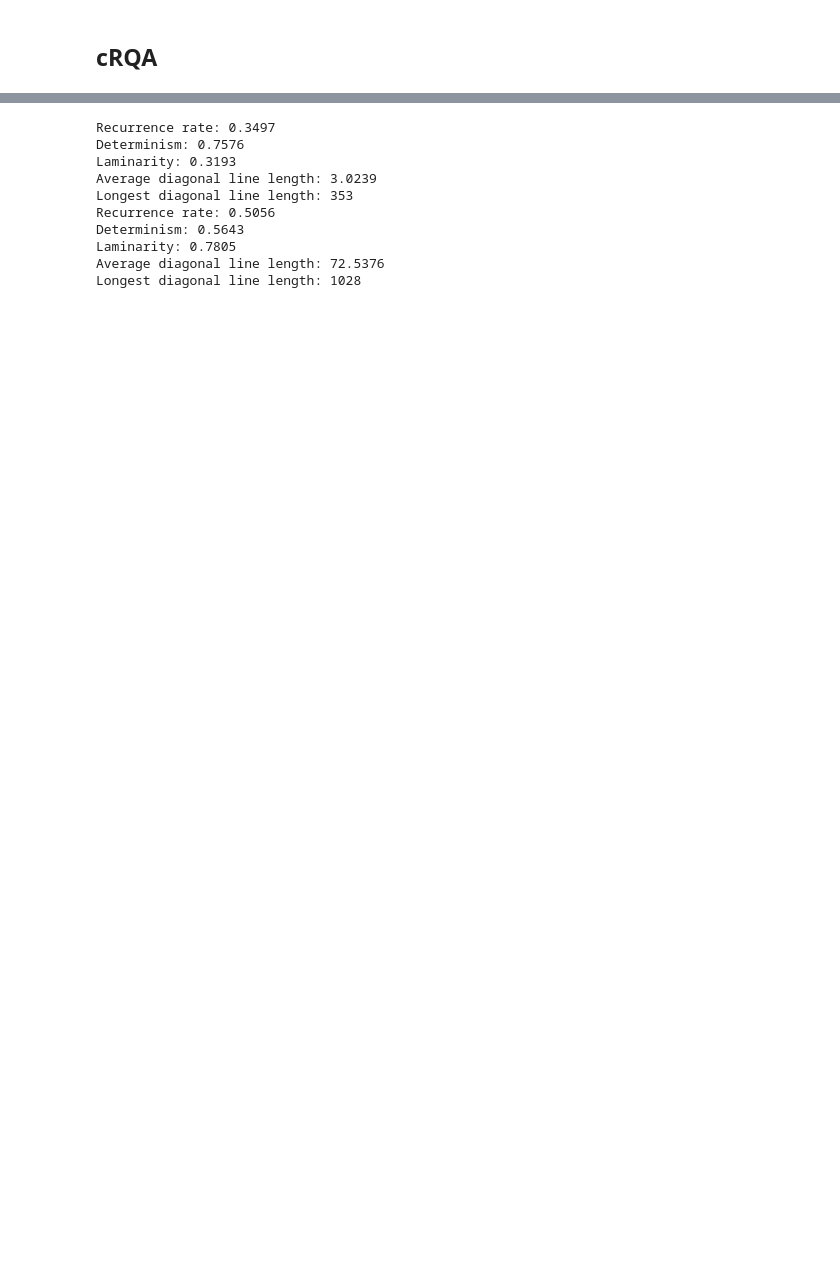
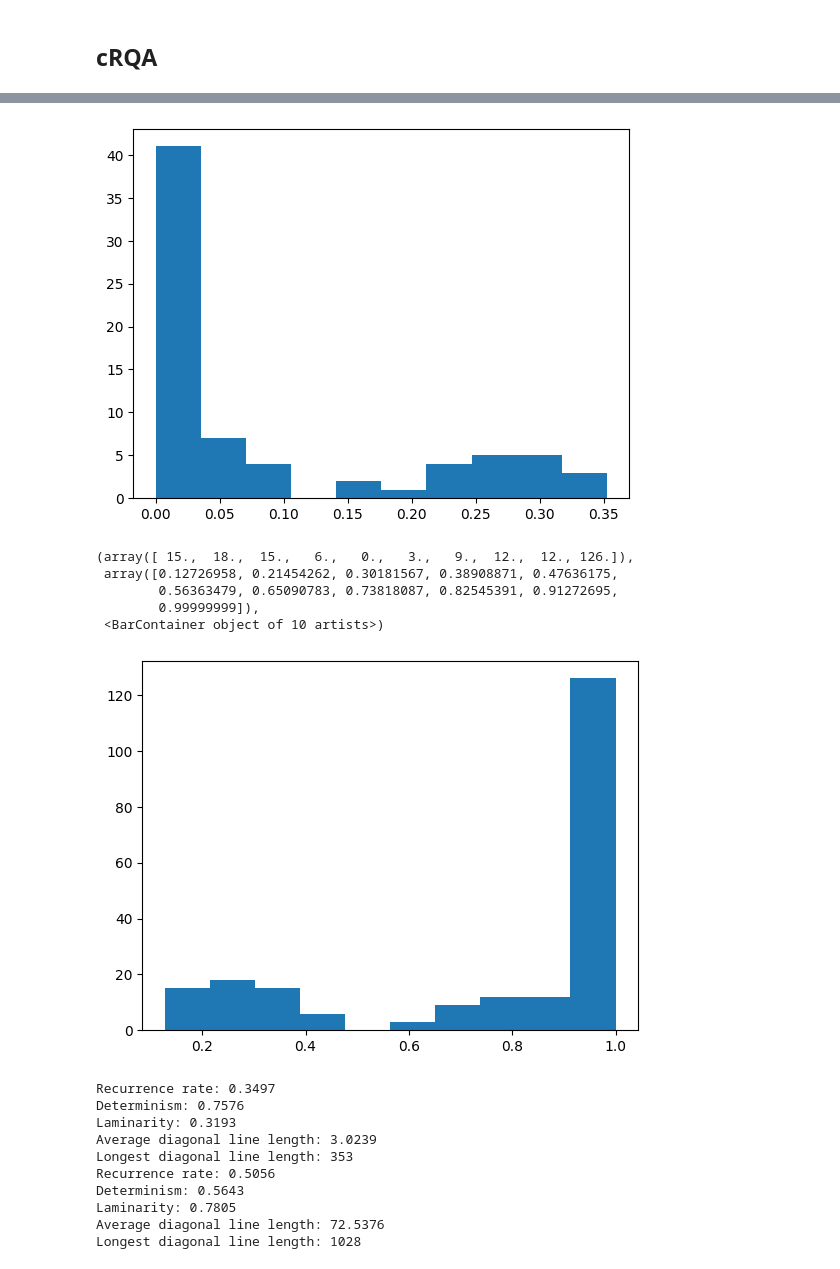
Before and after one commit to erikfrohn/facial-expression-interpersonal-association, a Jupyter notebook: main.ipynb, the cells around one changed output, grey strips where cells are left out. Drawn from its saved outputs; the diff is of its cells as text; code cells hidden in the pictures; blank space fills up the shorter version.

Commit message:
added gridsearch

```diff
--- a/main.ipynb
+++ b/main.ipynb
@@ -386,3 +535,17 @@ FileNotFoundError: [Errno 2] No such file or directory: 'C:\\Users\\Erik\\Docume
+# %%
+df = pd.read_csv("gridsearch_no_scaling.csv")
+plt.hist(df['RR'])
+plt.show()
+df = pd.read_csv("gridsearch_absolute_threshold.csv")
+plt.hist(df['RR'])
+# %% [output]
+[figure, added]
+(array([ 15.,  18.,  15.,   6.,   0.,   3.,   9.,  12.,  12., 126.]),
+ array([0.12726958, 0.21454262, 0.30181567, 0.38908871, 0.47636175,
+        0.56363479, 0.65090783, 0.73818087, 0.82545391, 0.91272695,
+        0.99999999]),
+ <BarContainer object of 10 artists>)
+[figure, added]
 # %%
 
 # nav = pd.read_csv(r"C:\Users\Erik\Documents\facial-expression-synchrony\data-out\07_08\selection\pp07_discussion_phase_0_factors.csv")
```
Also changed, not shown: parts of 7 cells of this notebook.
